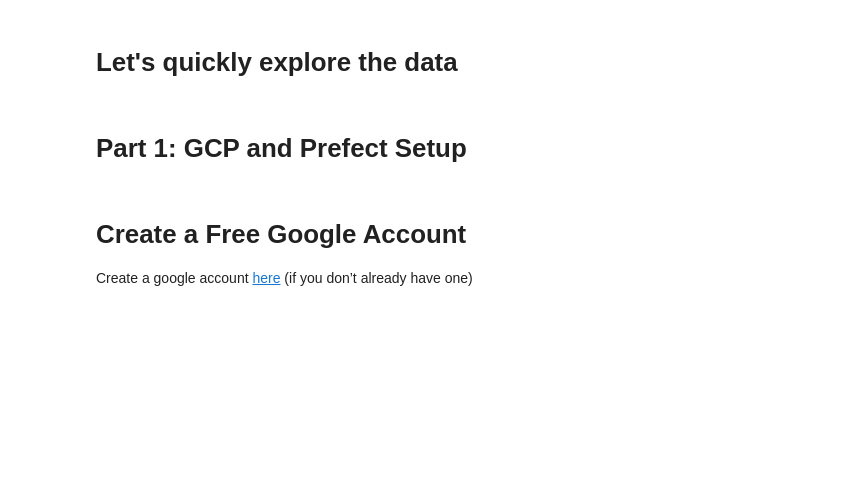
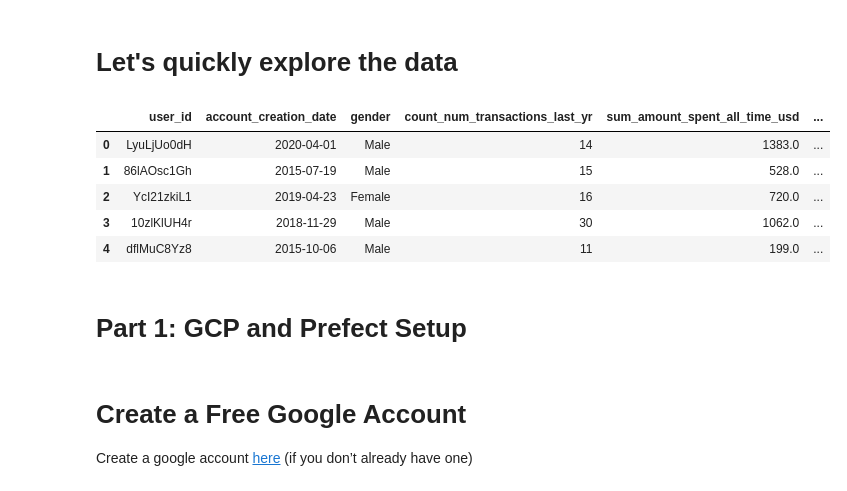
Before and after one commit to anushagj/friend-up-your-cash-app-game, a Jupyter notebook: Notebooks/friend_up_your_cash_game_tutorial.ipynb, the cells around one changed output. Saved outputs shown, nothing was run; the diff lists cells and outputs as text; code cells hidden in the pictures; blank space fills up the shorter version.

```diff
--- a/Notebooks/friend_up_your_cash_game_tutorial.ipynb
+++ b/Notebooks/friend_up_your_cash_game_tutorial.ipynb
@@ -9,10 +27,17 @@
 # %%
 # Load the sample data into a dataframe. A dataframe is a data structure that organizes data into a 2-dimensional table of rows and columns.
 
 import pandas as pd
 parquet_file_path = '/content/friend-up-your-cash-app-game/Dataset/cash_friends.parquet'
-df = pd.read_parquet(parquet_file_path)
-df.head()
+cash_friends = pd.read_parquet(parquet_file_path)
+cash_friends.head()
+# %% [output]
+|  | user_id | account_creation_date | gender | count_num_transactions_last_yr | sum_amount_spent_all_time_usd | ... |
+| 0 | LyuLjUo0dH | 2020-04-01 | Male | 14 | 1383.0 | ... |
+| 1 | 86lAOsc1Gh | 2015-07-19 | Male | 15 | 528.0 | ... |
+| 2 | YcI21zkiL1 | 2019-04-23 | Female | 16 | 720.0 | ... |
+| 3 | 10zlKlUH4r | 2018-11-29 | Male | 30 | 1062.0 | ... |
+| 4 | dflMuC8Yz8 | 2015-10-06 | Male | 11 | 199.0 | ... |
 # %% [markdown]
 # Part 1: GCP and Prefect Setup
 # %% [markdown]
```
Also changed, not shown: parts of 13 cells of this notebook.
